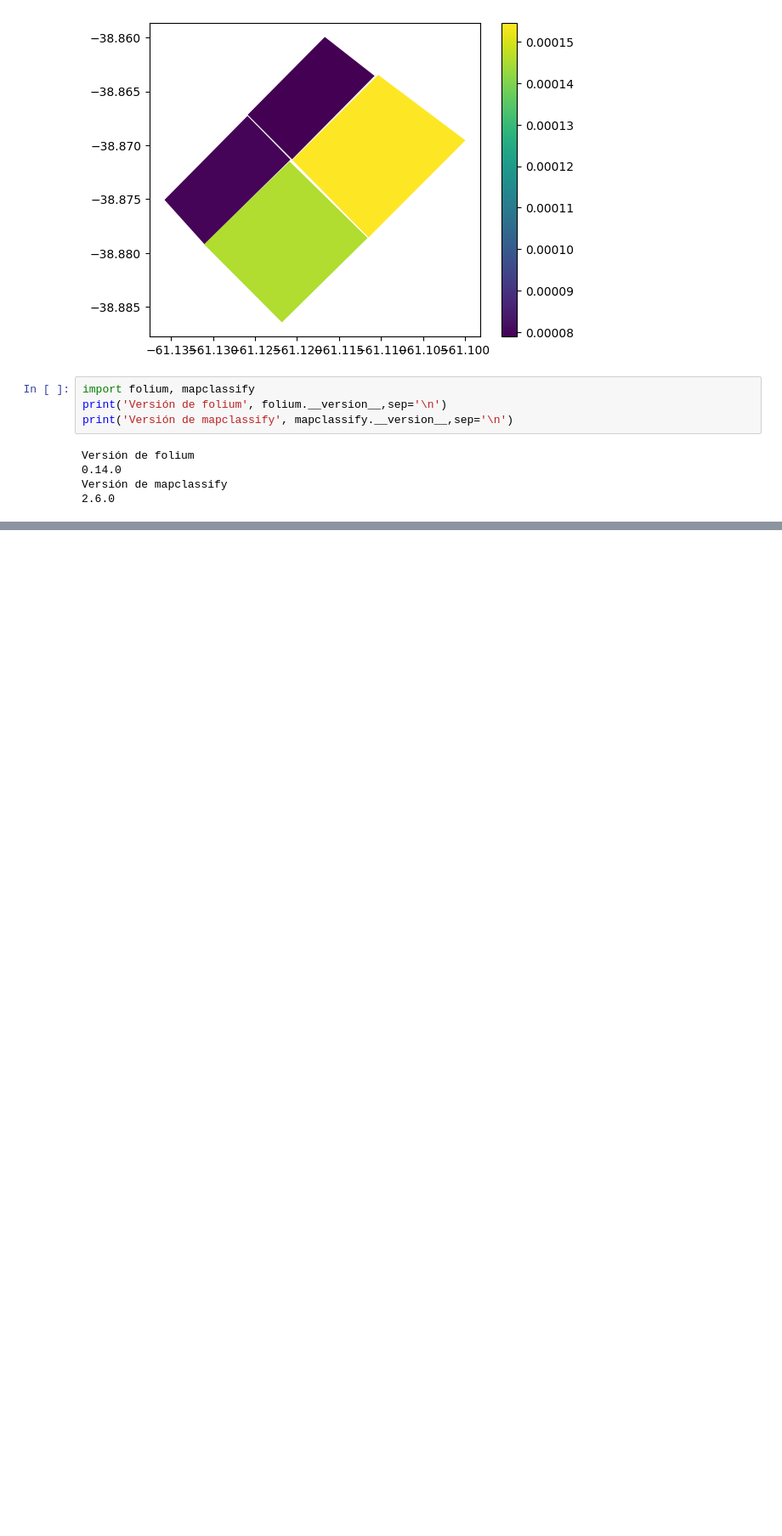
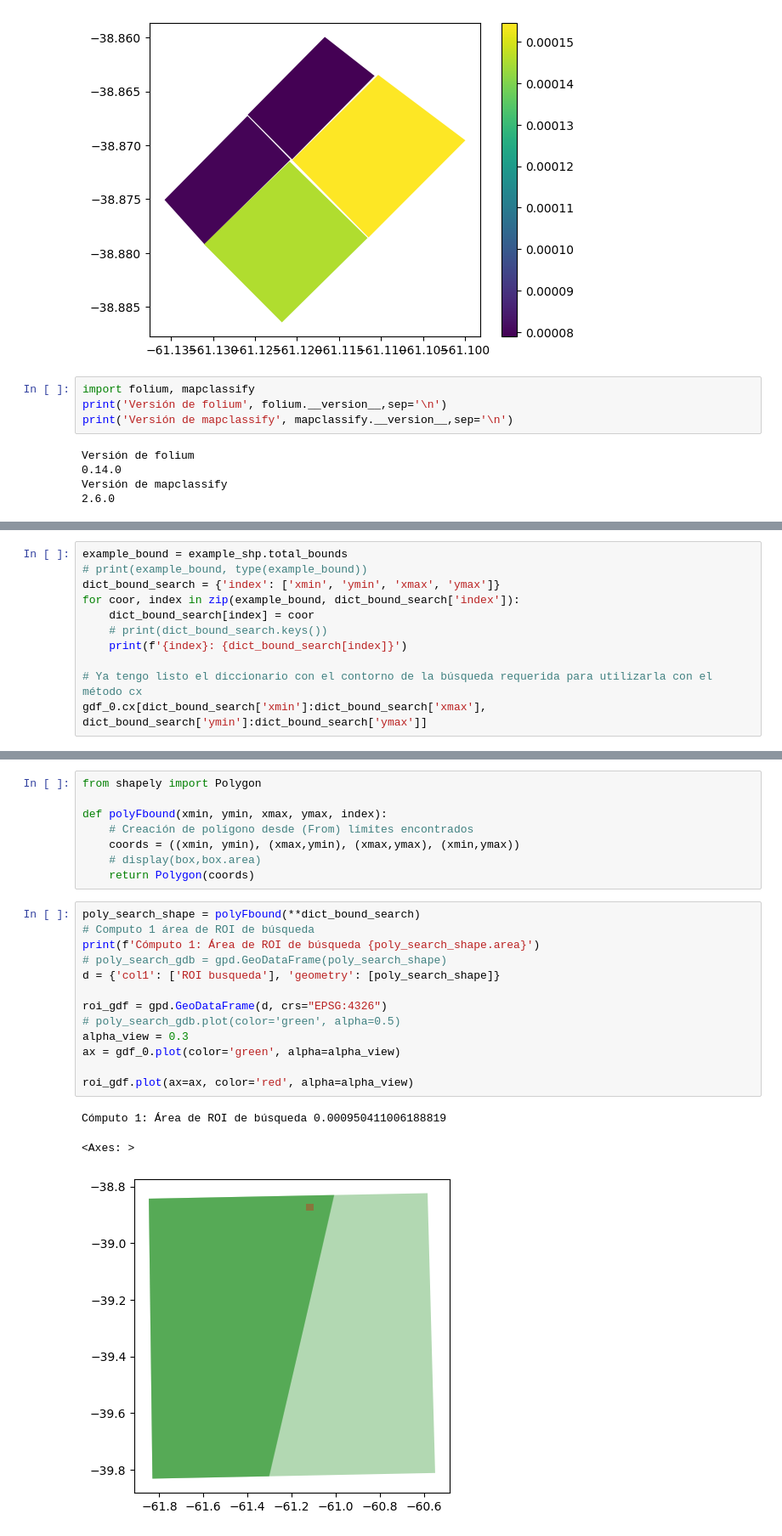
Before and after one commit to gvdiaz/NDVI_S2_gauge, a Jupyter notebook: Scripts/Test_gdal.ipynb, the cells around one changed output, grey strips where cells are left out. Shown at 85% size. Saved outputs shown, nothing was run; the diff lists cells and outputs as text; blank space fills up the shorter version.

```diff
--- a/Scripts/Test_gdal.ipynb
+++ b/Scripts/Test_gdal.ipynb
@@ -123,0 +206,11 @@ example_shp.explore("area", legend=False)
+# %%
+example_bound = example_shp.total_bounds
+# print(example_bound, type(example_bound))
+dict_bound_search = {'index': ['xmin', 'ymin', 'xmax', 'ymax']}
+for coor, index in zip(example_bound, dict_bound_search['index']):
+    dict_bound_search[index] = coor
+    # print(dict_bound_search.keys())
+    print(f'{index}: {dict_bound_search[index]}')
+
+# Ya tengo listo el diccionario con el contorno de la búsqueda requerida para utilizarla con el método cx
+gdf_0.cx[dict_bound_search['xmin']:dict_bound_search['xmax'], dict_bound_search['ymin']:dict_bound_search['ymax']]
@@ -123,0 +236,25 @@ example_shp.explore("area", legend=False)
+# %%
+from shapely import Polygon
+
+def polyFbound(xmin, ymin, xmax, ymax, index):
+    # Creación de polígono desde (From) límites encontrados
+    coords = ((xmin, ymin), (xmax,ymin), (xmax,ymax), (xmin,ymax))
+    # display(box,box.area)
+    return Polygon(coords)
+# %%
+poly_search_shape = polyFbound(**dict_bound_search)
+# Computo 1 área de ROI de búsqueda
+print(f'Cómputo 1: Área de ROI de búsqueda {poly_search_shape.area}')
+# poly_search_gdb = gpd.GeoDataFrame(poly_search_shape)
+d = {'col1': ['ROI busqueda'], 'geometry': [poly_search_shape]}
+
+roi_gdf = gpd.GeoDataFrame(d, crs="EPSG:4326")
+# poly_search_gdb.plot(color='green', alpha=0.5)
+alpha_view = 0.3
+ax = gdf_0.plot(color='green', alpha=alpha_view)
+
+roi_gdf.plot(ax=ax, color='red', alpha=alpha_view)
+# %% [output]
+Cómputo 1: Área de ROI de búsqueda 0.000950411006188819
+<Axes: >
+[figure, added]
```
Also changed, not shown: parts of 14 cells of this notebook.
